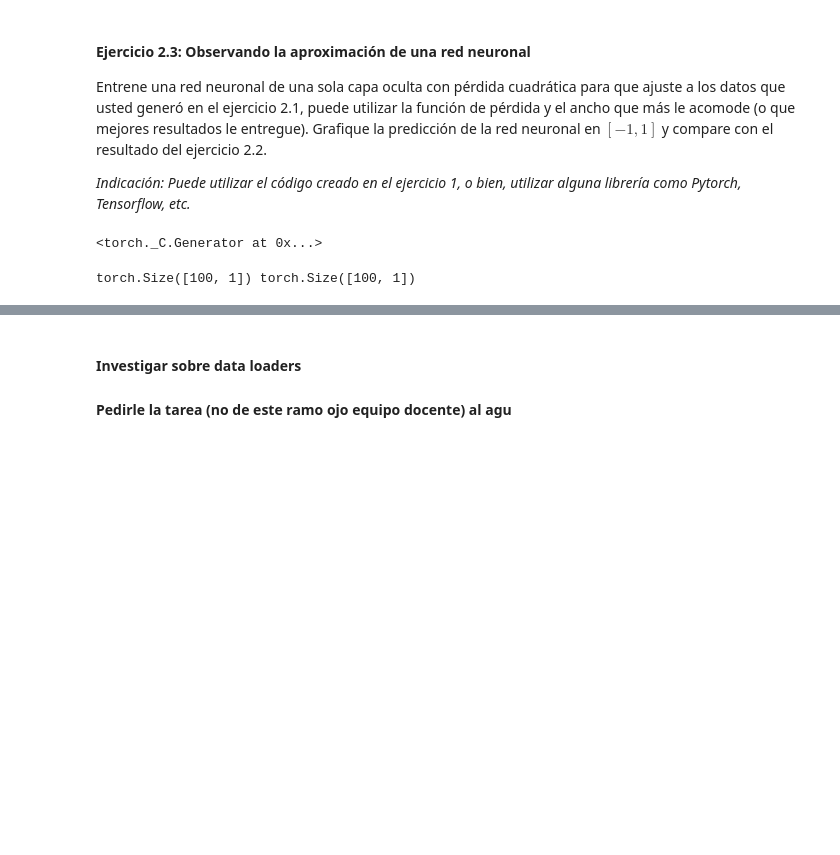
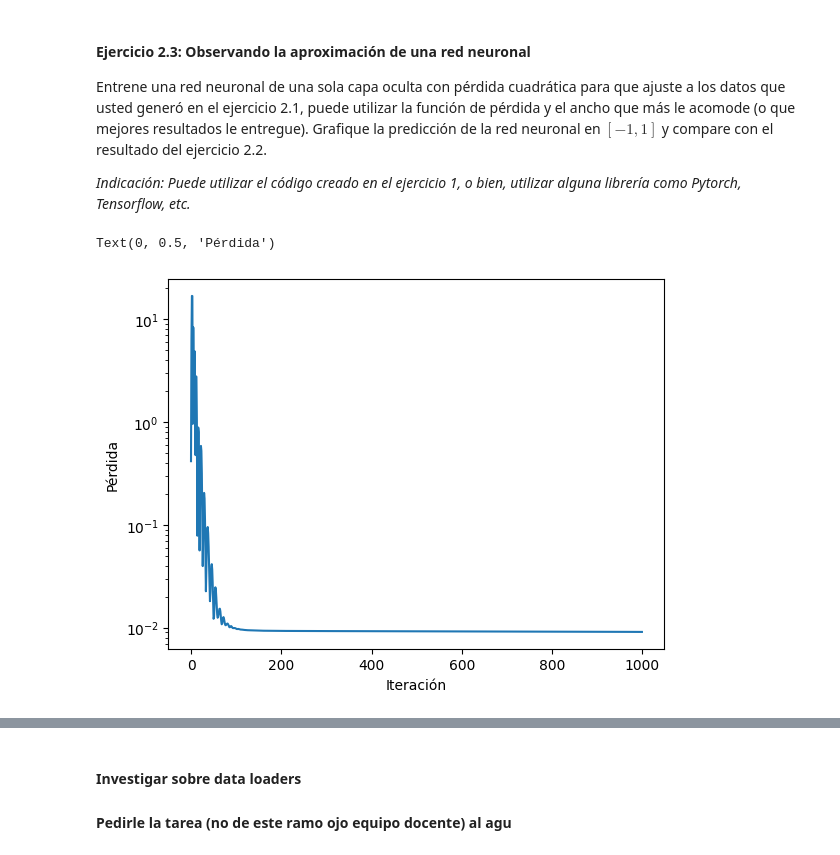
Before and after one commit to Miguel-Escobar/topicos-en-NN, a Jupyter notebook: Tarea2/MA5606_Tarea_2_Enunciado.ipynb, the cells around one changed output, grey strips where cells are left out. Saved outputs shown, nothing was run; the diff lists cells and outputs as text; code cells hidden in the pictures; blank space fills up the shorter version.

```diff
--- a/Tarea2/MA5606_Tarea_2_Enunciado.ipynb
+++ b/Tarea2/MA5606_Tarea_2_Enunciado.ipynb
@@ -192,12 +194,15 @@ import torch
 import torch.nn as nn
 import torch.nn.functional as F
 import torch.optim as optim
-torch.manual_seed(115)
+
+try:
+    from tqdm import tqdm
+    tqdm_is_available = True
+except:
+    tqdm_is_available = False
-# %% [output]
-<torch._C.Generator at 0x...>
 # %%
 class NeuralNetwork(nn.Module):
-    def __init__(self, dim_input, dim_output, n_layers, layer_width, activation) -> None:
+    def __init__(self, dim_input, dim_output, n_layers, layer_width, activation, **layer_kwargs) -> None:
         super().__init__()
         # Se crean las capas internas
         if n_layers == 0:
@@ -205,15 +210,15 @@ class NeuralNetwork(nn.Module):
         if type(layer_width) == list:
 
             assert len(layer_width) == n_layers, "El largo de layer_width, como lista, debe ser igual a n_layers"
-            self.first_layer = nn.Linear(dim_input, layer_width[0])
-            self.inner_layers = nn.ModuleList([nn.Linear(layer_width[n], layer_width[n+1])
+            self.first_layer = nn.Linear(dim_input, layer_width[0], **layer_kwargs)
+            self.inner_layers = nn.ModuleList([nn.Linear(layer_width[n], layer_width[n+1], **layer_kwargs)
                                            for n in range(n_layers-1)])
-            self.last_layer = nn.Linear(layer_width[-1], dim_output)
+            self.last_layer = nn.Linear(layer_width[-1], dim_output, **layer_kwargs)
         else:
-            self.first_layer = nn.Linear(dim_input, layer_width)
-            self.inner_layers = nn.ModuleList([nn.Linear(layer_width, layer_width)
+            self.first_layer = nn.Linear(dim_input, layer_width, **layer_kwargs)
+            self.inner_layers = nn.ModuleList([nn.Linear(layer_width, layer_width, **layer_kwargs)
                                            for n in range(n_layers-1)])
-            self.last_layer = nn.Linear(layer_width, dim_output)
+            self.last_layer = nn.Linear(layer_width, dim_output, **layer_kwargs)
         self.activation = activation
 
     # Función de forward, que dado un input calcula el output de la red
@@ -225,28 +230,60 @@ class NeuralNetwork(nn.Module):
         return self.last_layer(input)
 # %%
 def loss_func(network_output, data):
-    return F.mse_loss(network_output, data)
+    """
+    Función de pérdida cuadrática media (MSE).
+
+    Args:
+        network_output (torch.Tensor): La salida de la red neuronal.
+        data (torch.Tensor): Los datos de salida reales.
+
+    Returns:
+        torch.Tensor: El valor de la pérdida cuadrática media.
+    """
+    return F.mse_loss(network_output, data) # Pérdida cuadrática media
 
 def closure():
+    """
+    Función de cierre utilizada en el optimizador.
+
+    Esta función realiza los siguientes pasos:
+    1. Pone a cero los gradientes del optimizador.
+    2. Calcula la salida del modelo.
+    3. Calcula la pérdida entre la salida del modelo y los datos reales.
+    4. Realiza la diferenciación automática (backpropagation).
+
+    Returns:
+        torch.Tensor: El valor de la pérdida.
+    """
     optimizer.zero_grad() # Se actualizan los pesos haciendo gradiente 0
     output = model(x_data)
     loss = loss_func(output, y_data) # Se calcula la función de pérdida
     loss.backward() # Diferenciación automática
     return loss
 
 # Definimos el modelo
-model = NeuralNetwork(dim_input=1, dim_output=1, n_layers=1, layer_width=100, activation=F.relu)
-optimizer = optim.Adam(model.parameters(), )
+model = NeuralNetwork(dim_input=1, dim_output=1, n_layers=5, layer_width=1000, activation=F.tanh, dtype=torch.double)
+optimizer = optim.Adam(model.parameters())
 
 # Pasamos los datos a formato de torch
-x_data = torch.tensor(x, dtype=torch.float).unsqueeze(1)
-y_data = torch.tensor(y, dtype=torch.float).unsqueeze(1)
-print(x_data.shape, y_data.shape)
+x_data = torch.tensor(x, dtype=torch.double).unsqueeze(1)
+y_data = torch.tensor(y, dtype=torch.double).unsqueeze(1)
+
 # Entrenamiento
-n_iters = 100
+n_iters = 1000
+loss_record = []
 
+for i in tqdm(range(n_iters)) if tqdm_is_available else range(n_iters):
+    loss_record.append(loss_func(model(x_data), y_data).item()) # Esto en verdad no es eficiente, pues loss ya está siendo calculada en closure.
+    optimizer.step(closure)
 
-for i in range(n_iters):
-    optimizer.step(closure)
+# Graficamos la pérdida
+fig = plt.figure()
+ax = fig.add_subplot(111)
+ax.plot(loss_record)
+ax.set_yscale('log')
+ax.set_xlabel('Iteración')
+ax.set_ylabel('Pérdida')
 # %% [output]
-torch.Size([100, 1]) torch.Size([100, 1])
+Text(0, 0.5, 'Pérdida')
+[figure, added]
```
Also changed, not shown: parts of 5 cells of this notebook.
